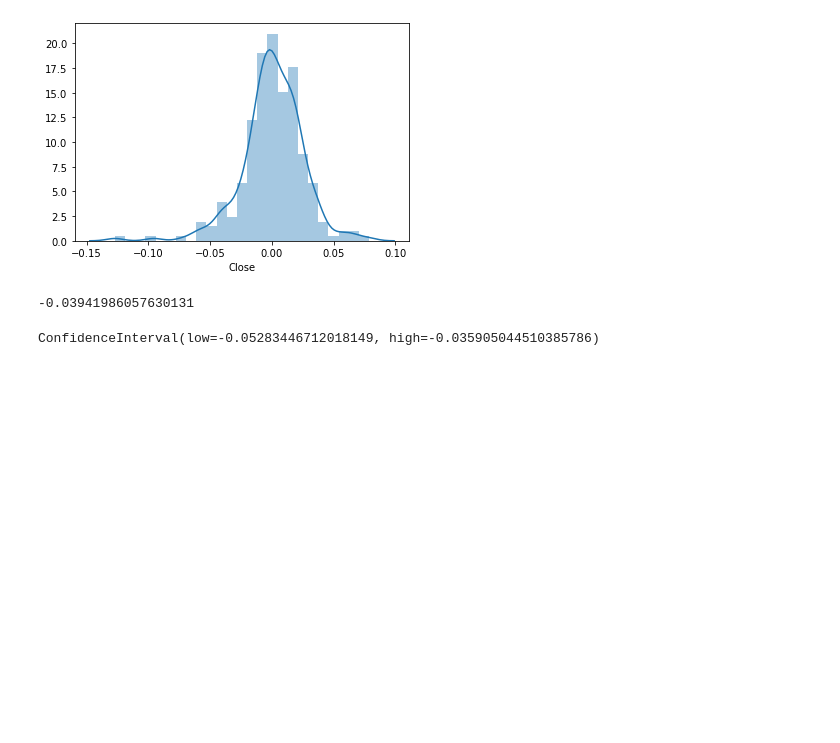
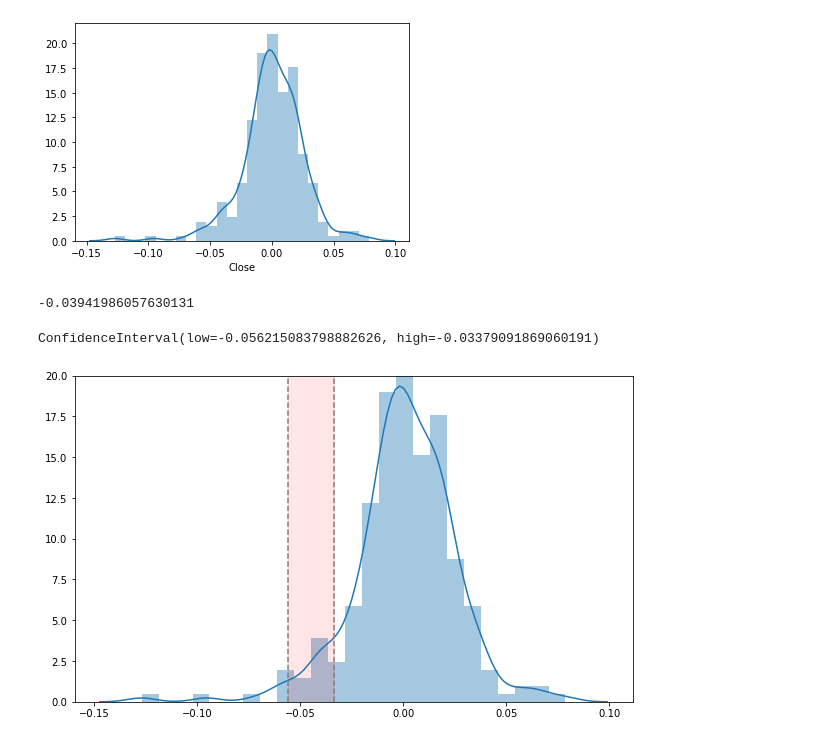
Before and after one commit to felbuch/Python_EPGE, a Jupyter notebook: 10-Aulas/14-Modelos Estatísticos Clássicos.ipynb, the cells around one changed output. Saved outputs shown, nothing was run; the diff lists cells and outputs as text; code cells hidden in the pictures; blank space fills up the shorter version.

```diff
--- a/10-Aulas/14-Modelos Estatísticos Clássicos.ipynb
+++ b/10-Aulas/14-Modelos Estatísticos Clássicos.ipynb
@@ -714,7 +727,18 @@ var5(x)
 -0.03941986057630131
 # %%
 x = (x,)
-boot = bootstrap(x, var5, confidence_level=0.9, n_resamples=1000)
+boot = bootstrap(x, var5, confidence_level=0.95, n_resamples=1000)
 print(boot.confidence_interval)
 # %% [output]
-ConfidenceInterval(low=-0.05283446712018149, high=-0.035905044510385786)
+ConfidenceInterval(low=-0.056215083798882626, high=-0.03379091869060191)
+# %%
+plt.figure(figsize=(10,6))
+sns.distplot(x)
+a, b = boot.confidence_interval
+plt.axvline(x=a, c='gray', ls='dashed')
+plt.axvline(x=b, c='gray', ls='dashed')
+plt.fill_betweenx((0,100),a,b, color='red', alpha=0.1)
+plt.ylim(0,20)
+plt.show()
+# %% [output]
+[figure, added]
```
Also changed, not shown: parts of 12 cells of this notebook.
